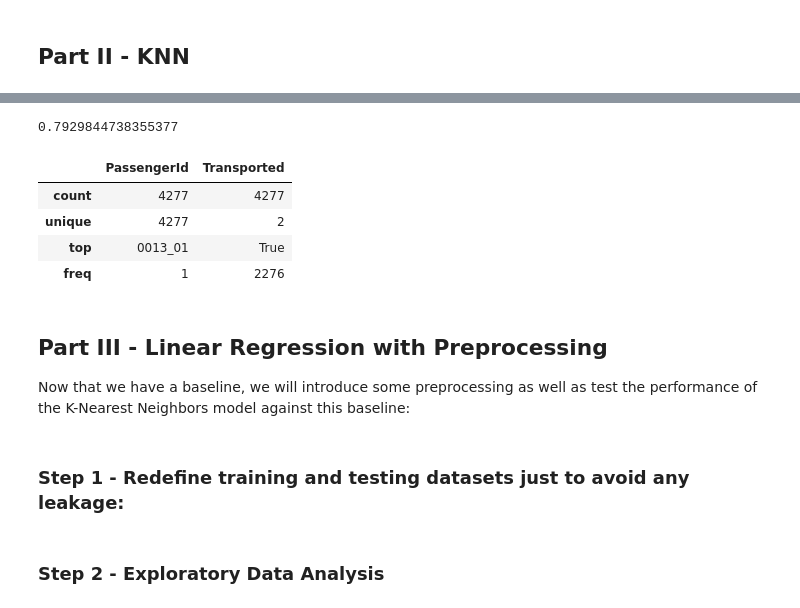
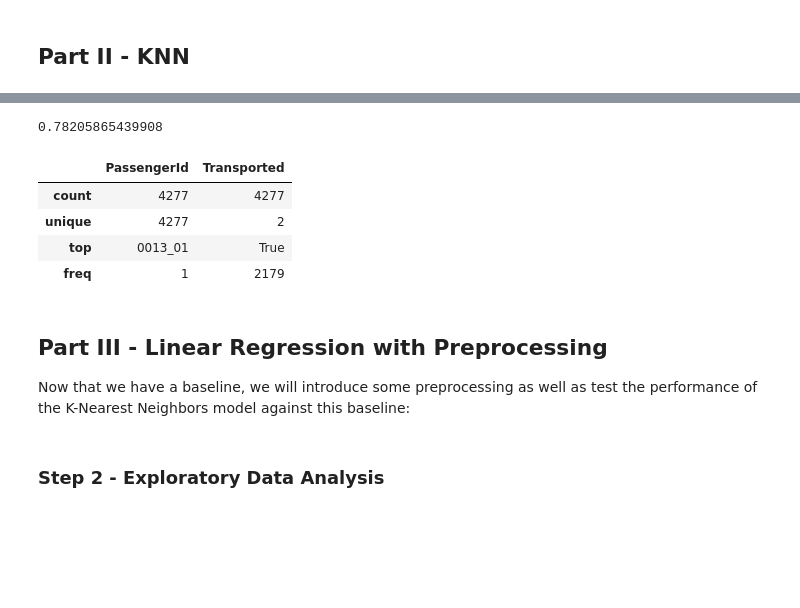
Before and after one commit to aaron-bruner/ECE-4420-Project, a Jupyter notebook: master-ece4420.ipynb, the cells around one changed output, grey strips where cells are left out. Cells and saved outputs as stored; diff of their text form; code cells hidden in the pictures; blank space fills up the shorter version.

```diff
--- a/master-ece4420.ipynb
+++ b/master-ece4420.ipynb
@@ -54,19 +106,16 @@ pd.DataFrame(cross_validate(model, X_train, y_train, cv=5, return_train_score=Tr
 # %% [markdown]
 Fit our model to training data and predict the outcome:
 # %%
-# Redefine training dataframe to be entire train.csv file:
-space_df = pd.read_csv('./data/train.csv')
-X_train = space_df.drop(columns=['Transported'])
-y_train = space_df[['Transported']]
+# Fit the model on the training data (no hyperparameters)
 model.fit(X_train, y_train)
 # Score our model and save it to the dictionary:
 modelScores['Dummy Most Frequent'] = model.score(X_test, y_test)
 
+# Now we want to train our model on entire training set and predict outcomes of deployment data to submit to competition:
+# Re-fit model on entire training dataset:
+model.fit(X_train_complete, y_train_complete)
 # Now we need to predict the outcomes of the unseen data:
-# Read in the deploy (test) data:
-space_deploy_df = pd.read_csv('./data/test.csv')
-# Make our predictions:
-dummyPredictions = model.predict(space_deploy_df)
+dummyPredictions = model.predict(space_test_df)
 # %% [markdown]
 Save our predictions to a csv file:
 # %%
@@ -88,10 +134,6 @@ spaceTest = pd.read_csv('./data/test.csv')
-# %%
-train_df, test_df = train_test_split(space_df, test_size=.2, random_state=123)
-X_train, y_train = train_df.drop(columns=['Transported']), train_df[['Transported']]
-X_test, y_test = test_df.drop(columns=['Transported']), test_df[['Transported']]
 # %%
-numeric_features = ['Age', 'RoomService', 'FoodCourt', 'ShoppingMall', 'Spa', 'VRDeck']
-categorical_features = ['HomePlanet', 'CryoSleep', 'Cabin', 'Destination', 'VIP']
+numeric_features = ['Age', 'RoomService', 'FoodCourt', 'ShoppingMall', 'Spa', 'VRDeck', 'Cabin-2']
+categorical_features = ['HomePlanet',  'Cabin-1', 'Cabin-3', 'Destination']
 drop_features = ['PassengerId', 'Name']
 target = 'Transported'
 
@@ -174,26 +216,28 @@ display(results_df)
 #Best n_neighbors is 25
 pipe_hyper_knn = make_pipeline(knn_preprocessor, KNeighborsClassifier(n_neighbors=25))
 pipe_hyper_knn.fit(X_train, y_train.values.ravel())
-
-X_test_predictions = pipe_hyper_knn.predict(X_test)
 modelScores['kNN with Hyperparameter'] = pipe_hyper_knn.score(X_test, y_test)
 display(modelScores['kNN with Hyperparameter'])
 
-kNNPredictions = pipe_hyper_knn.predict(spaceTest)
+# Now we want to train our model on entire training set and predict outcomes of deployment data to submit to competition:
+# Re-fit the model on entire training dataset:
+pipe_hyper_knn.fit(X_train_complete, y_train_complete.values.ravel())
+# Predict the outcomes of unseen data:
+kNNPredictions = pipe_hyper_knn.predict(space_test_df)
 # %% [output]
-0.7929844738355377
+0.78205865439908
 # %%
 # Save our results in the proper format
-result = zip(spaceTest['PassengerId'], pd.Series(kNNPredictions))
+result = zip(space_test_df['PassengerId'], pd.Series(kNNPredictions))
 out = pd.DataFrame(result, columns=['PassengerId', 'Transported']).sort_values('PassengerId')
 out.to_csv('./results/knn_with_25_hyperparameter.csv', index=False)
 out.describe()
 # %% [output]
 |  | PassengerId | Transported |
 | count | 4277 | 4277 |
 | unique | 4277 | 2 |
 | top | 0013_01 | True |
-| freq | 1 | 2276 |
+| freq | 1 | 2179 |
 # %% [markdown]
 ## Part III - Linear Regression with Preprocessing
 Now that we have a baseline, we will introduce some preprocessing as well as test the performance of the K-Nearest Neighbors model against this baseline:
@@ -207,5 +251,3 @@ from sklearn.linear_model import LogisticRegression
 from sklearn.compose import make_column_transformer
 from sklearn.model_selection import RandomizedSearchCV, GridSearchCV
 %matplotlib inline
-# %% [markdown]
-### Step 1 - Redefine training and testing datasets just to avoid any leakage:
```
Also changed, not shown: parts of 28 cells of this notebook, 6 other files.
